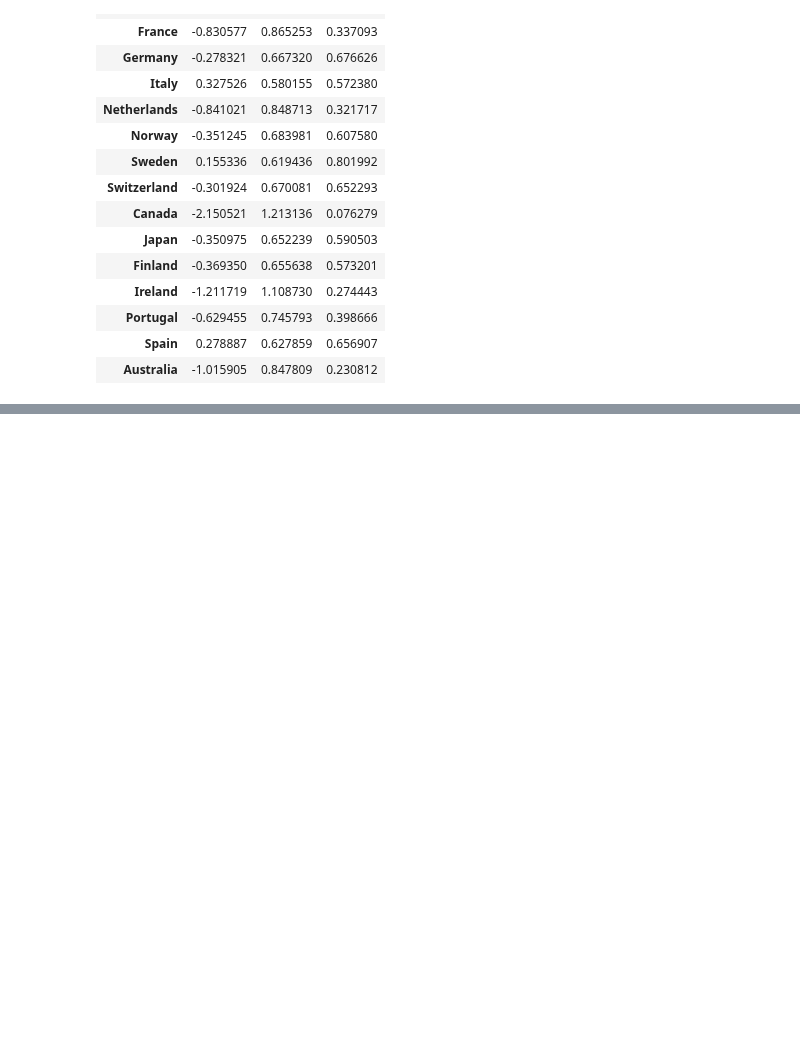
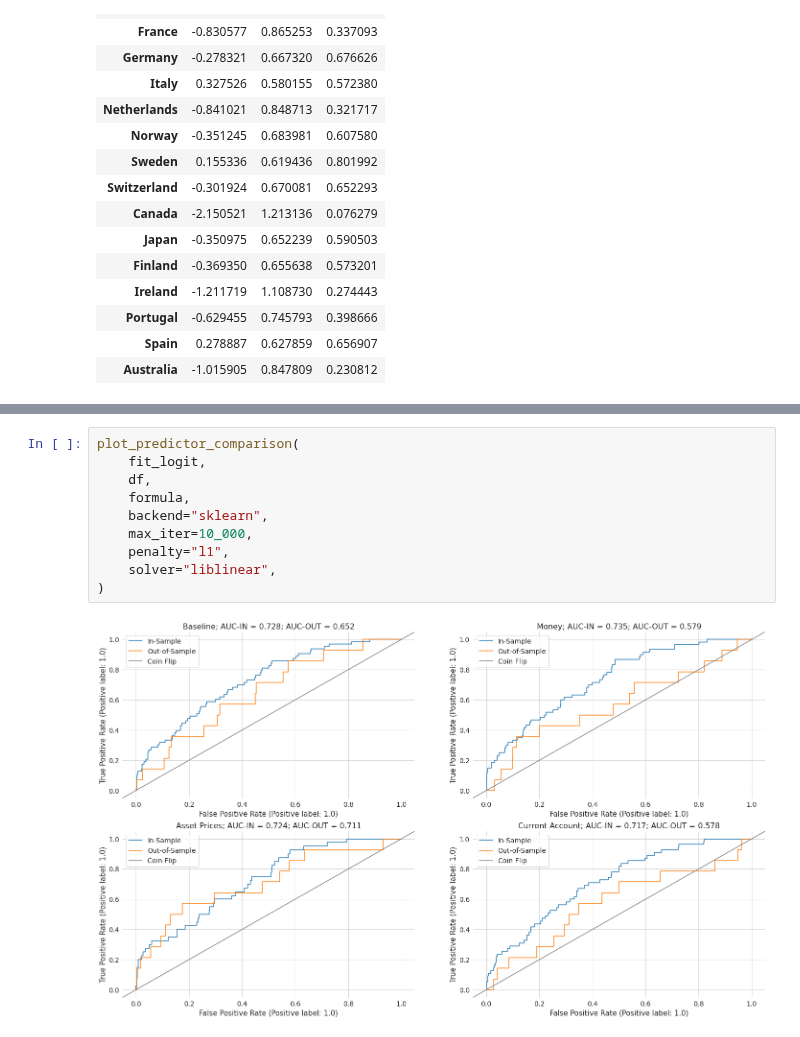
Before and after one commit to timmens/macro_problems, a Jupyter notebook: assignment3.ipynb, the cells around one changed output, grey strips where cells are left out. Cells and saved outputs as stored; diff of their text form; blank space fills up the shorter version.

```diff
--- a/assignment3.ipynb
+++ b/assignment3.ipynb
@@ -77 +86,13 @@ fixed_effects
+# %%
+plot_predictor_comparison(
+    fit_logit,
+    df,
+    formula,
+    backend="sklearn",
+    max_iter=10_000,
+    penalty="l1",
+    solver="liblinear",
+)
+# %% [output]
+[figure, added]
 # %%
```
Also changed, not shown: parts of 15 cells of this notebook, 4 other files.
